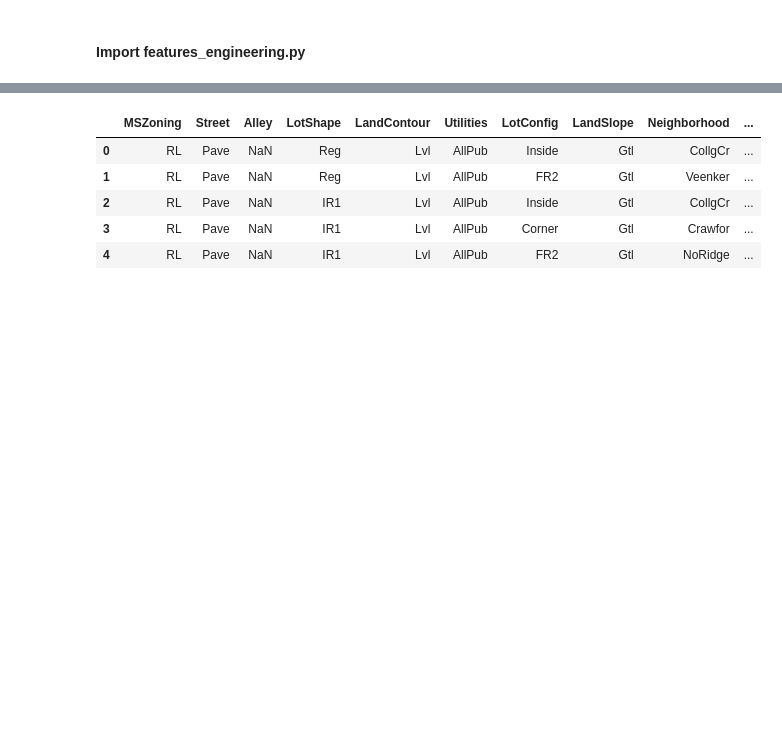
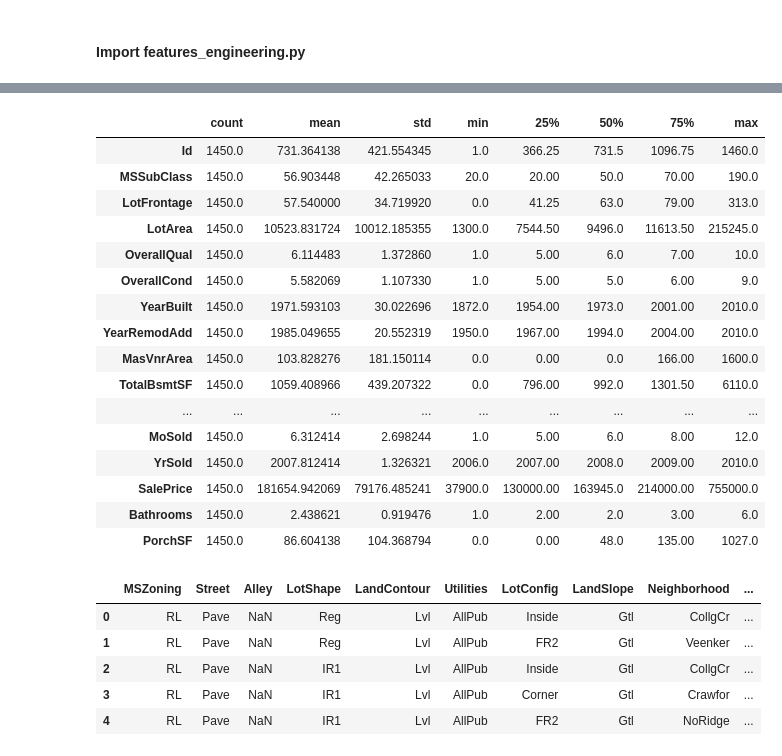
Before and after one commit to sealbamboo/DSme, a Jupyter notebook: Pro3/project-03-Shayne.ipynb, the cells around one changed output, grey strips where cells are left out. Cells and saved outputs as stored; diff of their text form; code cells hidden in the pictures; blank space fills up the shorter version.

```diff
--- a/Pro3/project-03-Shayne.ipynb
+++ b/Pro3/project-03-Shayne.ipynb
@@ -163,6 +163,26 @@ house_num = feature_dataframe(house)
 list_fixed_Features = ['LotFrontage','LotArea','OverallQual','MassVNrArea','TotalBsmtSF','1stFlrSF',
                        '2ndFlrSF','GrlivArea','BedroomAbvGr','TotalRmsAbvGrd','Fireplaces','WoodDeckSF',
                       'Bathrooms','PorchSF']
+# %%
+house_num.describe().T
+# %% [output]
+|  | count | mean | std | min | 25% | 50% | 75% | max |
+| Id | 1450.0 | 731.364138 | 421.554345 | 1.0 | 366.25 | 731.5 | 1096.75 | 1460.0 |
+| MSSubClass | 1450.0 | 56.903448 | 42.265033 | 20.0 | 20.00 | 50.0 | 70.00 | 190.0 |
+| LotFrontage | 1450.0 | 57.540000 | 34.719920 | 0.0 | 41.25 | 63.0 | 79.00 | 313.0 |
+| LotArea | 1450.0 | 10523.831724 | 10012.185355 | 1300.0 | 7544.50 | 9496.0 | 11613.50 | 215245.0 |
+| OverallQual | 1450.0 | 6.114483 | 1.372860 | 1.0 | 5.00 | 6.0 | 7.00 | 10.0 |
+| OverallCond | 1450.0 | 5.582069 | 1.107330 | 1.0 | 5.00 | 5.0 | 6.00 | 9.0 |
+| YearBuilt | 1450.0 | 1971.593103 | 30.022696 | 1872.0 | 1954.00 | 1973.0 | 2001.00 | 2010.0 |
+| YearRemodAdd | 1450.0 | 1985.049655 | 20.552319 | 1950.0 | 1967.00 | 1994.0 | 2004.00 | 2010.0 |
+| MasVnrArea | 1450.0 | 103.828276 | 181.150114 | 0.0 | 0.00 | 0.0 | 166.00 | 1600.0 |
+| TotalBsmtSF | 1450.0 | 1059.408966 | 439.207322 | 0.0 | 796.00 | 992.0 | 1301.50 | 6110.0 |
+| ... | ... | ... | ... | ... | ... | ... | ... | ... |
+| MoSold | 1450.0 | 6.312414 | 2.698244 | 1.0 | 5.00 | 6.0 | 8.00 | 12.0 |
+| YrSold | 1450.0 | 2007.812414 | 1.326321 | 2006.0 | 2007.00 | 2008.0 | 2009.00 | 2010.0 |
+| SalePrice | 1450.0 | 181654.942069 | 79176.485241 | 37900.0 | 130000.00 | 163945.0 | 214000.00 | 755000.0 |
+| Bathrooms | 1450.0 | 2.438621 | 0.919476 | 1.0 | 2.00 | 2.0 | 3.00 | 6.0 |
+| PorchSF | 1450.0 | 86.604138 | 104.368794 | 0.0 | 0.00 | 48.0 | 135.00 | 1027.0 |
 # %%
 numerics = ['int16', 'int32', 'int64', 'float16', 'float32', 'float64']
 house_name = house.select_dtypes(exclude=numerics)
```
Also changed, not shown: parts of 19 cells of this notebook, 10 other files.
